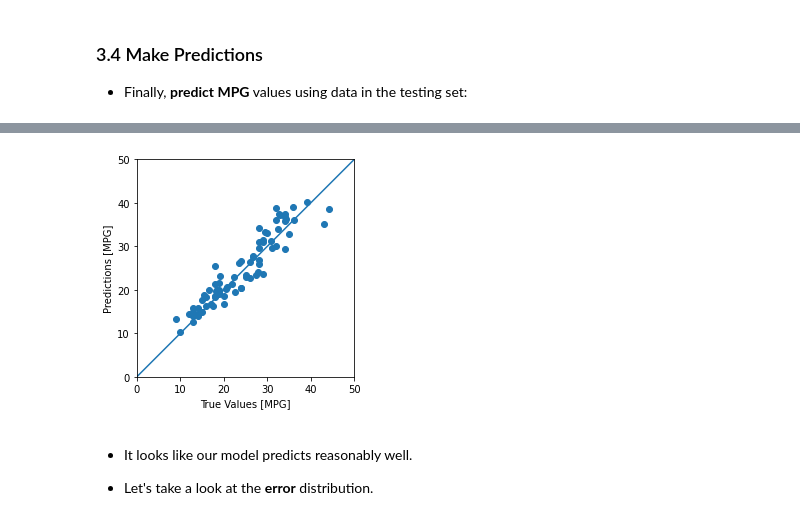
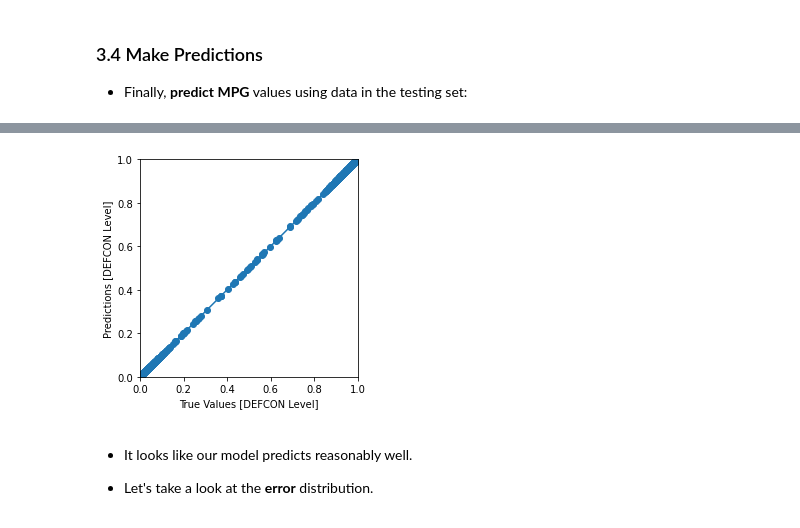
Before and after one commit to Archandra12/Deeplearning-Project, a Jupyter notebook: DEFCON.ipynb, the cells around one changed output, grey strips where cells are left out. Cells and saved outputs as stored; diff of their text form; code cells hidden in the pictures.

```diff
--- a/DEFCON.ipynb
+++ b/DEFCON.ipynb
@@ -347,14 +385,15 @@ normed_train_data.describe()
 # %%
 def build_model():
-  model = keras.Sequential([layers.Dense(64, activation='relu', input_shape=[len(train_dataset.keys())]),
-                            layers.Dense(64, activation='relu'),
-                            layers.Dense(1)])
+  model = Sequential()
+  model.add(Dense(8, activation='relu', input_shape=(normed_train_data.shape[1],)))
+  model.add(Dense(y_train_dummy.shape[1], activation='softmax'))
 
   # Defining the optimizer with a specific learning rate of 0.001
-  optimizer = tf.keras.optimizers.RMSprop(0.001)
+  optimizer = tf.keras.optimizers.Adam(0.001)
+  # Compiling the model
+  #model.compile(loss='mse', optimizer=optimizer, metrics=['mae', 'mse'])
+  model.compile( optimizer=optimizer, loss='categorical_crossentropy',metrics=['accuracy'])
 
-  # Compiling the model
-  model.compile(loss='mse', optimizer=optimizer, metrics=['mae', 'mse'])
   return model
 # %%
 model = build_model()
@@ -415,5 +453,5 @@ array([[0.48484805],
 
   - We can change these as per our requirements in the callback.
 # %%
-EPOCHS = 1000
+EPOCHS = 20
 # %%
@@ -493,6 +517,6 @@ model = build_model()
 # The patience parameter is the amount of epochs to check for improvement
 early_stop = keras.callbacks.EarlyStopping(monitor='val_loss', patience=10)
 # %%
-early_history = model.fit(normed_train_data, train_labels, epochs=EPOCHS, validation_split=0.2,
+early_history = model.fit(normed_train_data, y_train_dummy, epochs=EPOCHS, validation_split=0.2,
                           verbose=0, callbacks=[early_stop, tfdocs.modeling.EpochDots()])
 # %% [output]
@@ -541,4 +573,4 @@ Testing set Mean Abs Error:  1.85 MPG
 
 - Finally, **predict MPG** values using data in the testing set:
 # %%
-test_predictions = model.predict(normed_test_data).flatten()
+test_predictions = model.predict(normed_test_data)
@@ -545,14 +667,14 @@ test_predictions = model.predict(normed_test_data).flatten()
 # %%
 a = plt.axes(aspect='equal')
-plt.scatter(test_labels, test_predictions)
-plt.xlabel('True Values [MPG]')
-plt.ylabel('Predictions [MPG]')
-lims = [0, 50]
+plt.scatter(test_predictions, test_predictions)
+plt.xlabel('True Values [DEFCON Level]')
+plt.ylabel('Predictions [DEFCON Level]')
+lims = [0, 1]
 plt.xlim(lims)
 plt.ylim(lims)
 _ = plt.plot(lims, lims)
 # %% [output]
-[figure, old version]
+[figure, new version]
 # %% [markdown]
 - It looks like our model predicts reasonably well.
 
```
Also changed, not shown: parts of 66 cells of this notebook.
